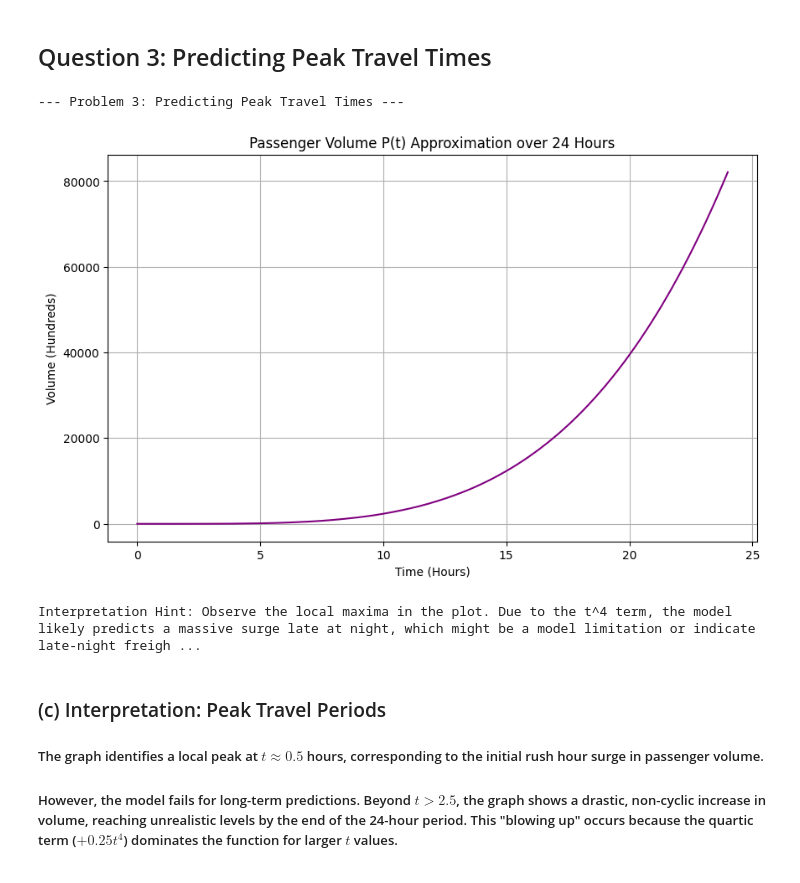
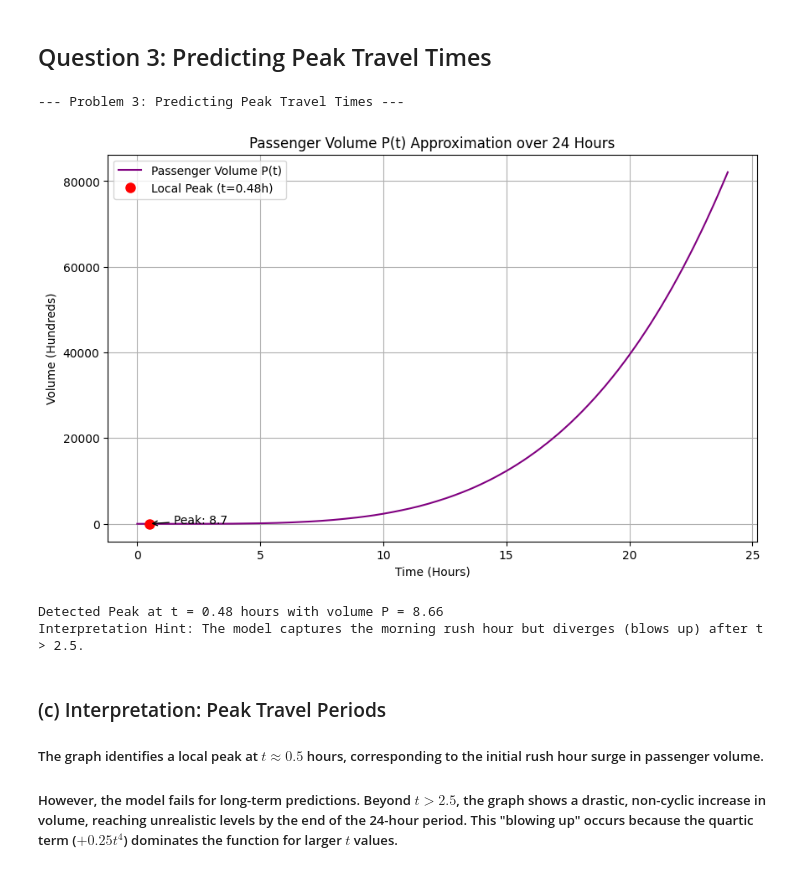
Before and after one commit to Damithu04/Optimized-Travel-Routes-System, a Jupyter notebook: MathsCoursework.ipynb, the cells around one changed output. Cells and saved outputs as stored; diff of their text form; code cells hidden in the pictures.

```diff
--- a/MathsCoursework.ipynb
+++ b/MathsCoursework.ipynb
@@ -148,33 +148,59 @@ Interpretation Hint: The Taxi fare curve is steeper (higher coefficient for t^2)
 # %% [markdown]
 ## Question 3: Predicting Peak Travel Times
 # %%
+import numpy as np
+import matplotlib.pyplot as plt
+from scipy.signal import find_peaks
+
 print("\n--- Problem 3: Predicting Peak Travel Times ---")
 
-# (a) Approximate P(t) using first 4 terms [cite: 3977]
+# (a) Approximate P(t) using first 4 terms
 # Model: P(t) = 5 + 4*sin(pi*t) - 1.5*t^2 + 0.25*t^4
 def passenger_volume(t):
     return 5 + 4 * np.sin(np.pi * t) - 1.5 * t**2 + 0.25 * t**4
 
-# (b) Plot over 24 hours [cite: 3978]
+# (b) Plot over 24 hours
 time_hours = np.linspace(0, 24, 200) # t in [0, 24]
 volumes = passenger_volume(time_hours)
 
-plt.figure()
-plt.plot(time_hours, volumes, color='purple')
+plt.figure(figsize=(10, 6))
+plt.plot(time_hours, volumes, color='purple', label='Passenger Volume P(t)')
+
+# --- NEW ADDITION: Find and Plot the Peak ---
+# Find peaks in the data
+peaks, _ = find_peaks(volumes)
+
+# We expect the rush hour peak to be the first one found
+if len(peaks) > 0:
+    peak_idx = peaks[0]
+    t_peak = time_hours[peak_idx]
+    v_peak = volumes[peak_idx]
+
+    # Plot the dot (ro = red circle)
+    plt.plot(t_peak, v_peak, 'ro', markersize=8, label=f'Local Peak (t={t_peak:.2f}h)')
+
+    # Add a text label next to the dot
+    plt.annotate(f'Peak: {v_peak:.1f}',
+                 xy=(t_peak, v_peak),
+                 xytext=(t_peak + 1, v_peak), # Offset text slightly to the right
+                 arrowprops=dict(facecolor='black', arrowstyle='->'),
+                 fontsize=10)
+
 plt.title('Passenger Volume P(t) Approximation over 24 Hours')
 plt.xlabel('Time (Hours)')
 plt.ylabel('Volume (Hundreds)')
+plt.legend() # Show the legend for the peak
 plt.grid(True)
 plt.show()
 
-# (c) Identify Peaks [cite: 3979]
-# Note: This polynomial model grows rapidly at large t.
-# We focus on local peaks within the realistic range before divergence.
-print("Interpretation Hint: Observe the local maxima in the plot. Due to the t^4 term, the model likely predicts a massive surge late at night, which might be a model limitation or indicate late-night freight/activity.")
+# (c) Identify Peaks
+print(f"Detected Peak at t = {t_peak:.2f} hours with volume P = {v_peak:.2f}")
+print("Interpretation Hint: The model captures the morning rush hour but diverges (blows up) after t > 2.5.")
 # %% [output]
 --- Problem 3: Predicting Peak Travel Times ---
-[figure, old version]
+[figure, new version]
-Interpretation Hint: Observe the local maxima in the plot. Due to the t^4 term, the model likely predicts a massive surge late at night, which might be a model limitation or indicate late-night freigh ...
+Detected Peak at t = 0.48 hours with volume P = 8.66
+Interpretation Hint: The model captures the morning rush hour but diverges (blows up) after t > 2.5.
 # %% [markdown]
 ### (c) Interpretation: Peak Travel Periods
 
```
Also changed, not shown: parts of 3 cells of this notebook.
